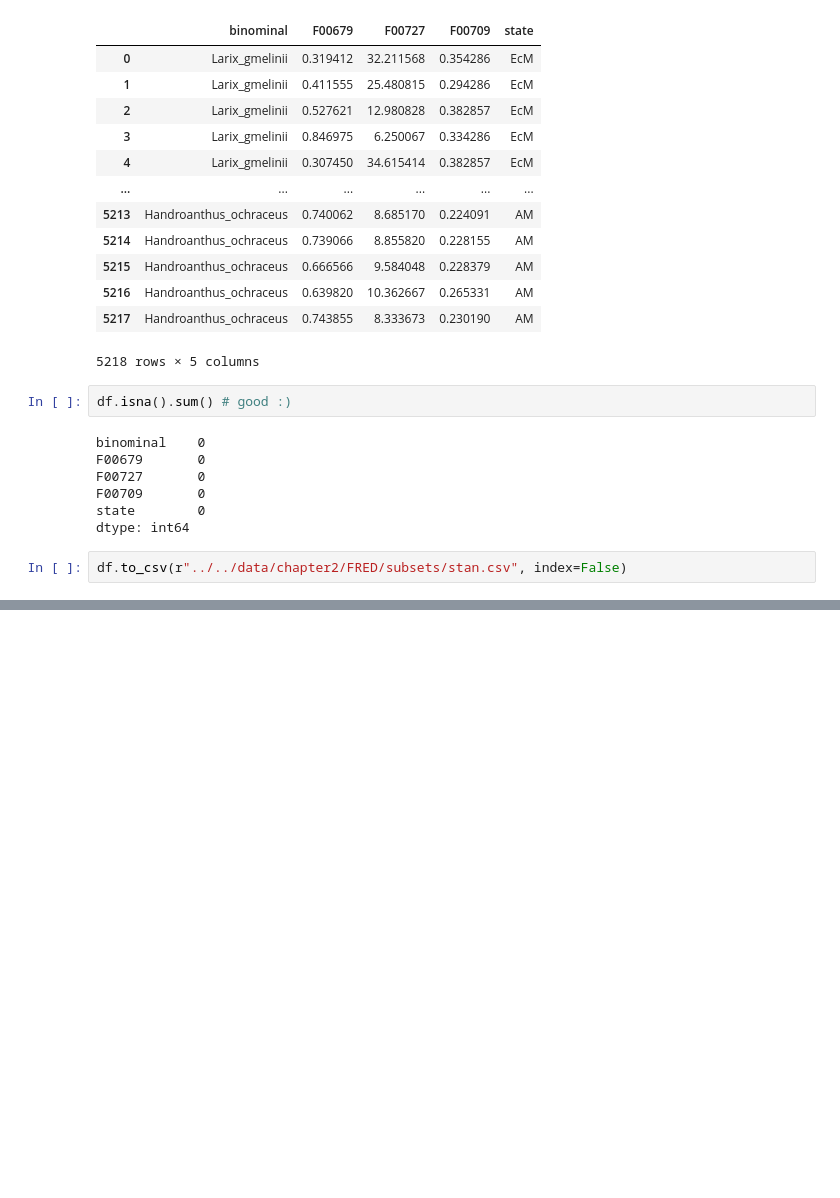
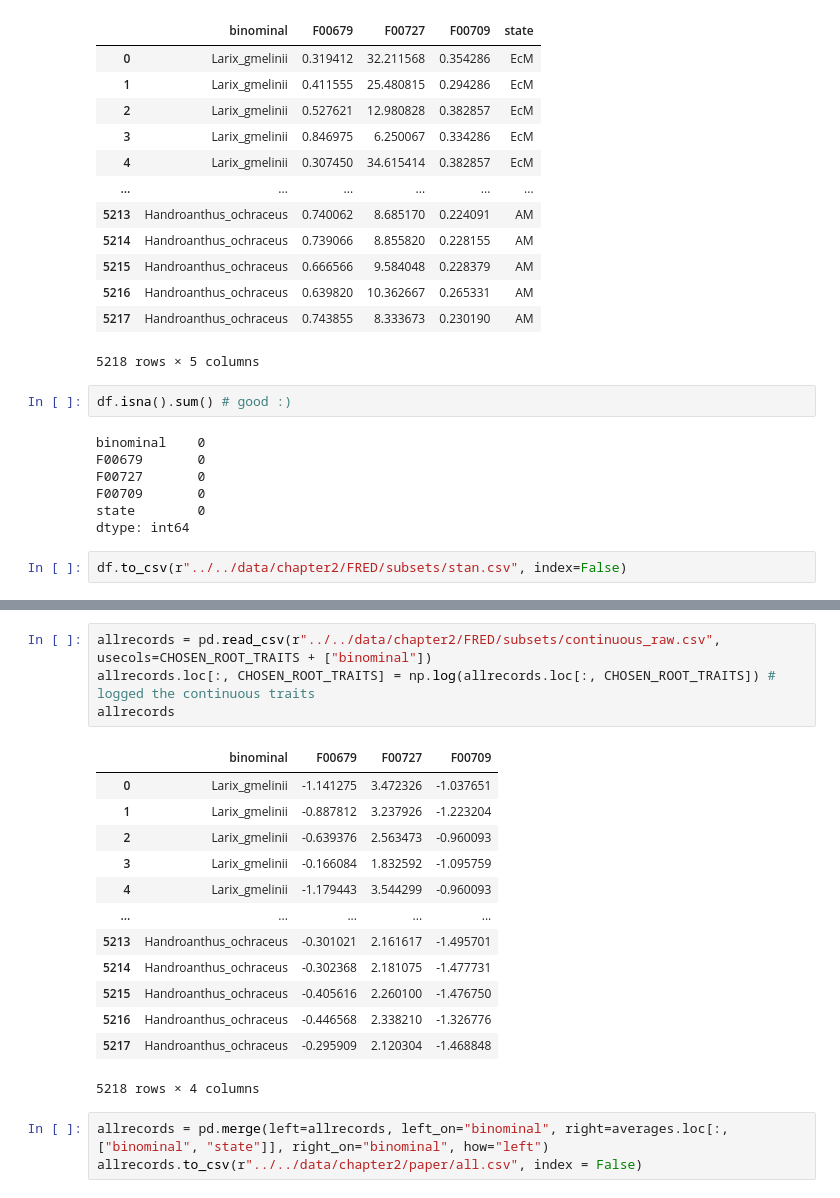
Before and after one commit to anoban/phd, a Jupyter notebook: notebooks/chapter_02/wrangling.ipynb, the cells around one changed output, grey strips where cells are left out. Cells and saved outputs as stored; diff of their text form; blank space fills up the shorter version.

```diff
--- a/notebooks/chapter_02/wrangling.ipynb
+++ b/notebooks/chapter_02/wrangling.ipynb
@@ -2624,0 +2631,21 @@ df.to_csv(r"../../data/chapter2/FRED/subsets/stan.csv", index=False)
+# %%
+allrecords = pd.read_csv(r"../../data/chapter2/FRED/subsets/continuous_raw.csv", usecols=CHOSEN_ROOT_TRAITS + ["binominal"])
+allrecords.loc[:, CHOSEN_ROOT_TRAITS] = np.log(allrecords.loc[:, CHOSEN_ROOT_TRAITS]) # logged the continuous traits
+allrecords
+# %% [output]
+|  | binominal | F00679 | F00727 | F00709 |
+| 0 | Larix_gmelinii | -1.141275 | 3.472326 | -1.037651 |
+| 1 | Larix_gmelinii | -0.887812 | 3.237926 | -1.223204 |
+| 2 | Larix_gmelinii | -0.639376 | 2.563473 | -0.960093 |
+| 3 | Larix_gmelinii | -0.166084 | 1.832592 | -1.095759 |
+| 4 | Larix_gmelinii | -1.179443 | 3.544299 | -0.960093 |
+| ... | ... | ... | ... | ... |
+| 5213 | Handroanthus_ochraceus | -0.301021 | 2.161617 | -1.495701 |
+| 5214 | Handroanthus_ochraceus | -0.302368 | 2.181075 | -1.477731 |
+| 5215 | Handroanthus_ochraceus | -0.405616 | 2.260100 | -1.476750 |
+| 5216 | Handroanthus_ochraceus | -0.446568 | 2.338210 | -1.326776 |
+| 5217 | Handroanthus_ochraceus | -0.295909 | 2.120304 | -1.468848 |
+5218 rows × 4 columns
+# %%
+allrecords = pd.merge(left=allrecords, left_on="binominal", right=averages.loc[:, ["binominal", "state"]], right_on="binominal", how="left")
+allrecords.to_csv(r"../../data/chapter2/paper/all.csv", index = False)
```
Also changed, not shown: parts of 1 cell of this notebook, 6 other files.
